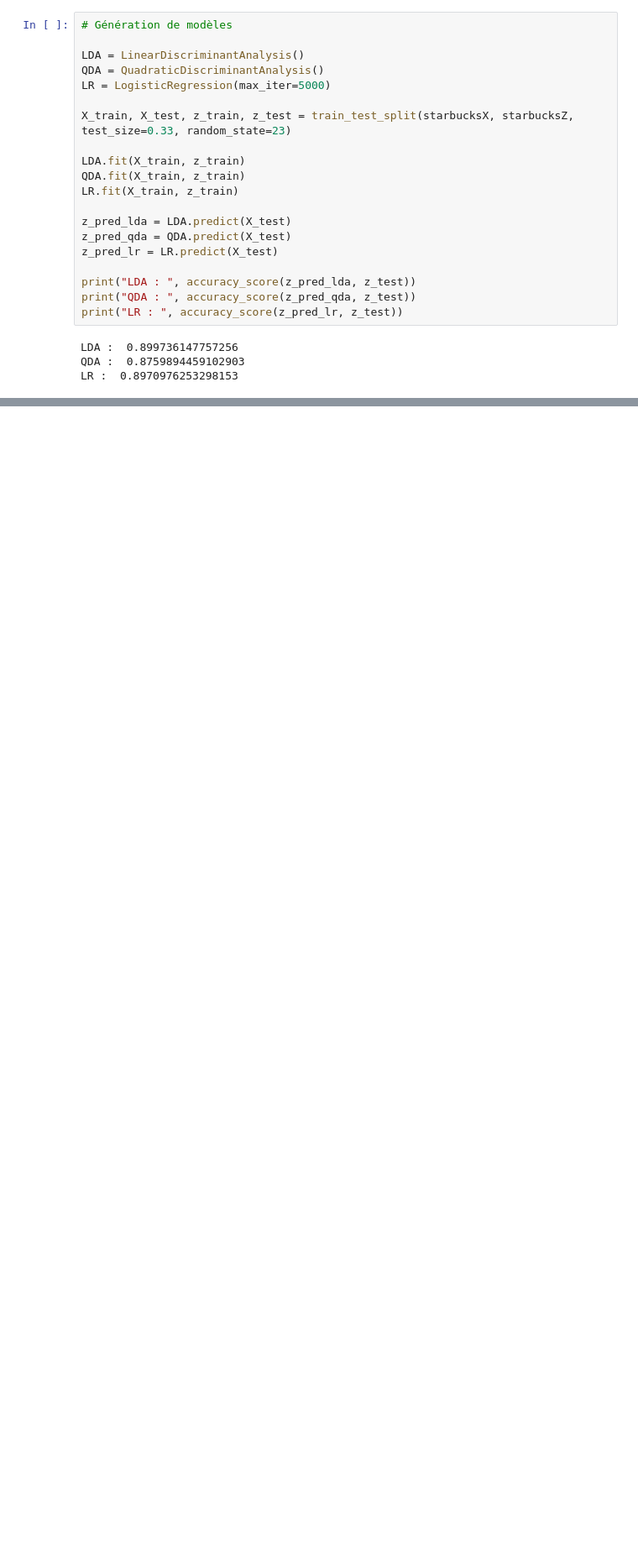
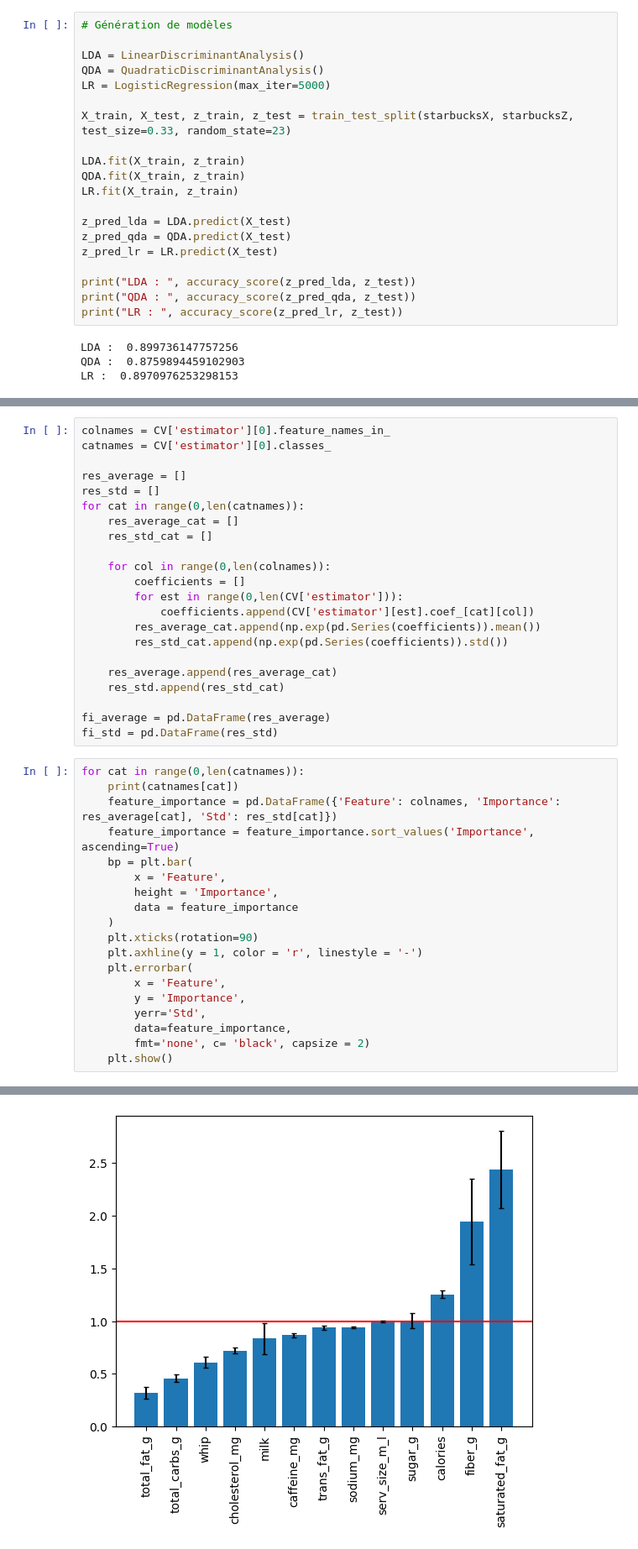
Before and after one commit to bsellier/SY09, a Jupyter notebook: Starbucks_ClassSupervisee.ipynb, the cells around one changed output, grey strips where cells are left out. Shown at 84% size. Cells and saved outputs as stored; diff of their text form; blank space fills up the shorter version.

```diff
--- a/Starbucks_ClassSupervisee.ipynb
+++ b/Starbucks_ClassSupervisee.ipynb
@@ -225,0 +383,42 @@ Index(['calories', 'total_fat_g', 'saturated_fat_g', 'trans_fat_g',
+# %%
+colnames = CV['estimator'][0].feature_names_in_
+catnames = CV['estimator'][0].classes_
+
+res_average = []
+res_std = []
+for cat in range(0,len(catnames)):
+    res_average_cat = []
+    res_std_cat = []
+
+    for col in range(0,len(colnames)):
+        coefficients = []
+        for est in range(0,len(CV['estimator'])):
+            coefficients.append(CV['estimator'][est].coef_[cat][col])
+        res_average_cat.append(np.exp(pd.Series(coefficients)).mean())
+        res_std_cat.append(np.exp(pd.Series(coefficients)).std())
+
+    res_average.append(res_average_cat)
+    res_std.append(res_std_cat)
+
+fi_average = pd.DataFrame(res_average)
+fi_std = pd.DataFrame(res_std)
+# %%
+for cat in range(0,len(catnames)):
+    print(catnames[cat])
+    feature_importance = pd.DataFrame({'Feature': colnames, 'Importance': res_average[cat], 'Std': res_std[cat]})
+    feature_importance = feature_importance.sort_values('Importance', ascending=True)
+    bp = plt.bar(
+        x = 'Feature',
+        height = 'Importance',
+        data = feature_importance
+    )
+    plt.xticks(rotation=90)
+    plt.axhline(y = 1, color = 'r', linestyle = '-')
+    plt.errorbar(
+        x = 'Feature',
+        y = 'Importance',
+        yerr='Std',
+        data=feature_importance,
+        fmt='none', c= 'black', capsize = 2)
+    plt.show()
+# %% [output]
@@ -225,0 +426 @@ Index(['calories', 'total_fat_g', 'saturated_fat_g', 'trans_fat_g',
+[figure, added]
```
Also changed, not shown: parts of 16 cells of this notebook.
